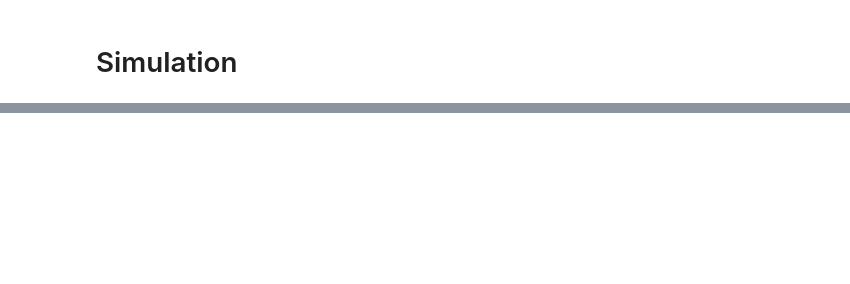
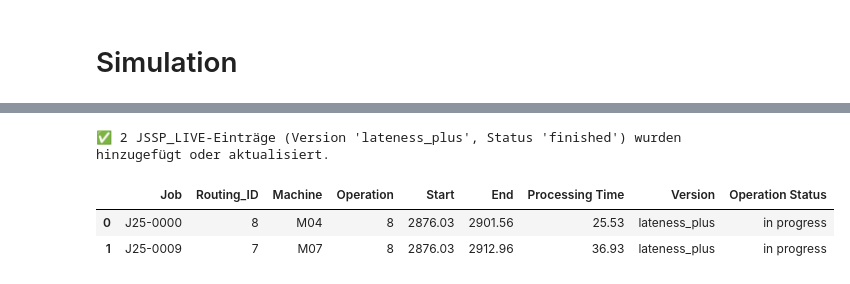
Before and after one commit to konrad-adamski/HTWD_Minimalinvasives_Job-Shop_Scheduling, a Jupyter notebook: notebooks/30_CP_Scheduling_Lateness_extra/Rescheduling_with_FirstOperation_Constraint.ipynb, the cells around one changed output, grey strips where cells are left out. Drawn from its saved outputs; the diff is of its cells as text; code cells hidden in the pictures; blank space fills up the shorter version.

```diff
--- a/notebooks/30_CP_Scheduling_Lateness_extra/Rescheduling_with_FirstOperation_Constraint.ipynb
+++ b/notebooks/30_CP_Scheduling_Lateness_extra/Rescheduling_with_FirstOperation_Constraint.ipynb
@@ -462,0 +516,10 @@ df_execution = simulation.run(start_time = day_start, end_time=day_end)
+# %%
+df_ops_in_progess_all = JSSP_LIVE.get_dataframe(version="lateness_plus", status="in progress")
+df_ops_in_progess_finished = df_ops_in_progess_all[df_ops_in_progess_all.End <= day_end]
+JSSP_LIVE.add_from_dataframe(df_ops_in_progess_finished, version="lateness_plus", status="finished")
+df_ops_in_progess_finished
+# %% [output]
+✅ 2 JSSP_LIVE-Einträge (Version 'lateness_plus', Status 'finished') wurden hinzugefügt oder aktualisiert.
+|  | Job | Routing_ID | Machine | Operation | Start | End | Processing Time | Version | Operation Status |
+| 0 | J25-0000 | 8 | M04 | 8 | 2876.03 | 2901.56 | 25.53 | lateness_plus | in progress |
+| 1 | J25-0009 | 7 | M07 | 8 | 2876.03 | 2912.96 | 36.93 | lateness_plus | in progress |
```
Also changed, not shown: parts of 18 cells of this notebook, 3 other files.
